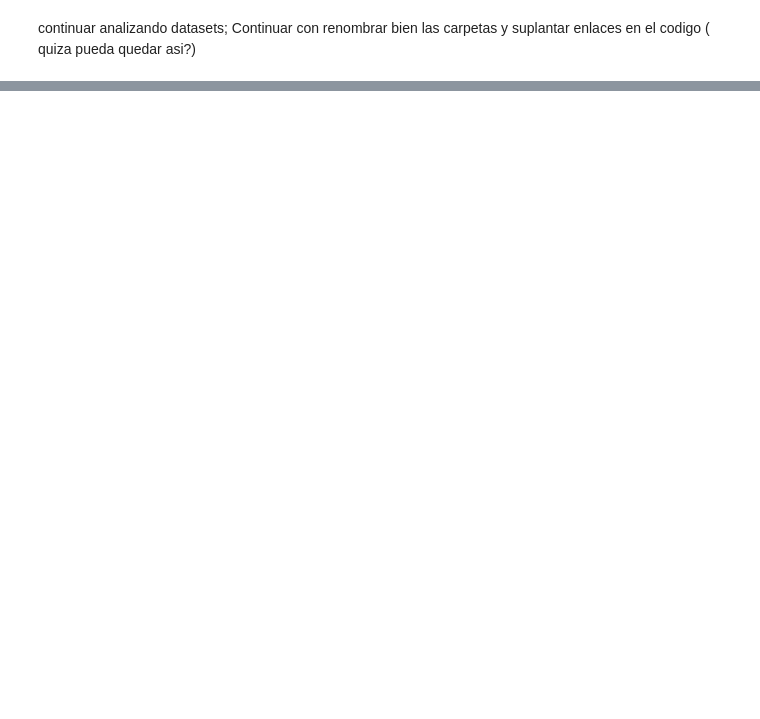
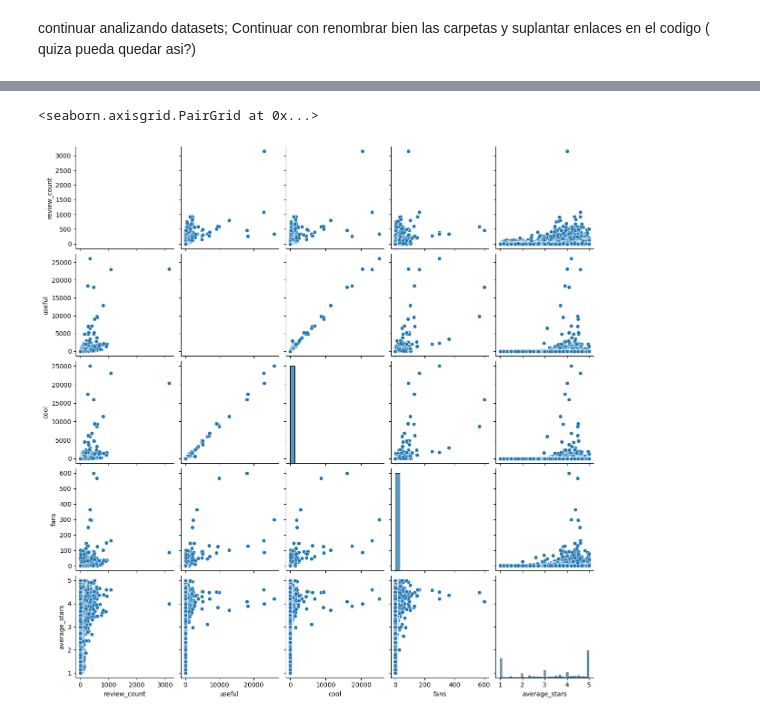
Before and after one commit to lesmengp/Proyecto-Final-Grupo-07, a Jupyter notebook: Proyecto-Final-Grupo-07-main/Sistema ML/ML_introduction.ipynb, the cells around one changed output, grey strips where cells are left out. Drawn from its saved outputs; the diff is of its cells as text; code cells hidden in the pictures; blank space fills up the shorter version.

```diff
--- a/Proyecto-Final-Grupo-07-main/Sistema ML/ML_introduction.ipynb
+++ b/Proyecto-Final-Grupo-07-main/Sistema ML/ML_introduction.ipynb
@@ -239,0 +230,5 @@ Continuar con renombrar bien las carpetas y suplantar enlaces en el codigo ( qui
+# %%
+sns.pairplot(yelp_user)
+# %% [output]
+<seaborn.axisgrid.PairGrid at 0x...>
+[figure, added]
```
Also changed, not shown: parts of 13 cells of this notebook, 1 other file.
